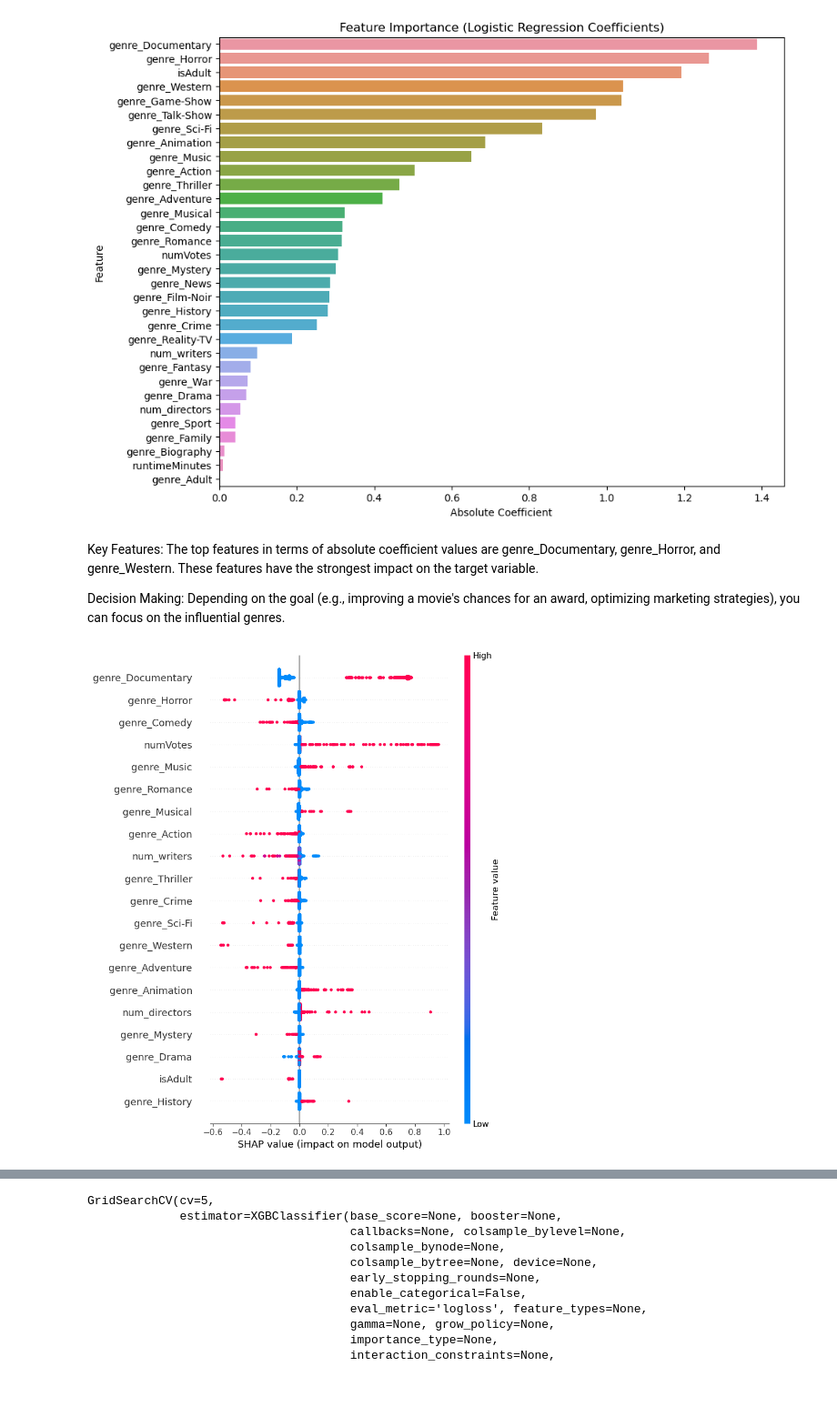
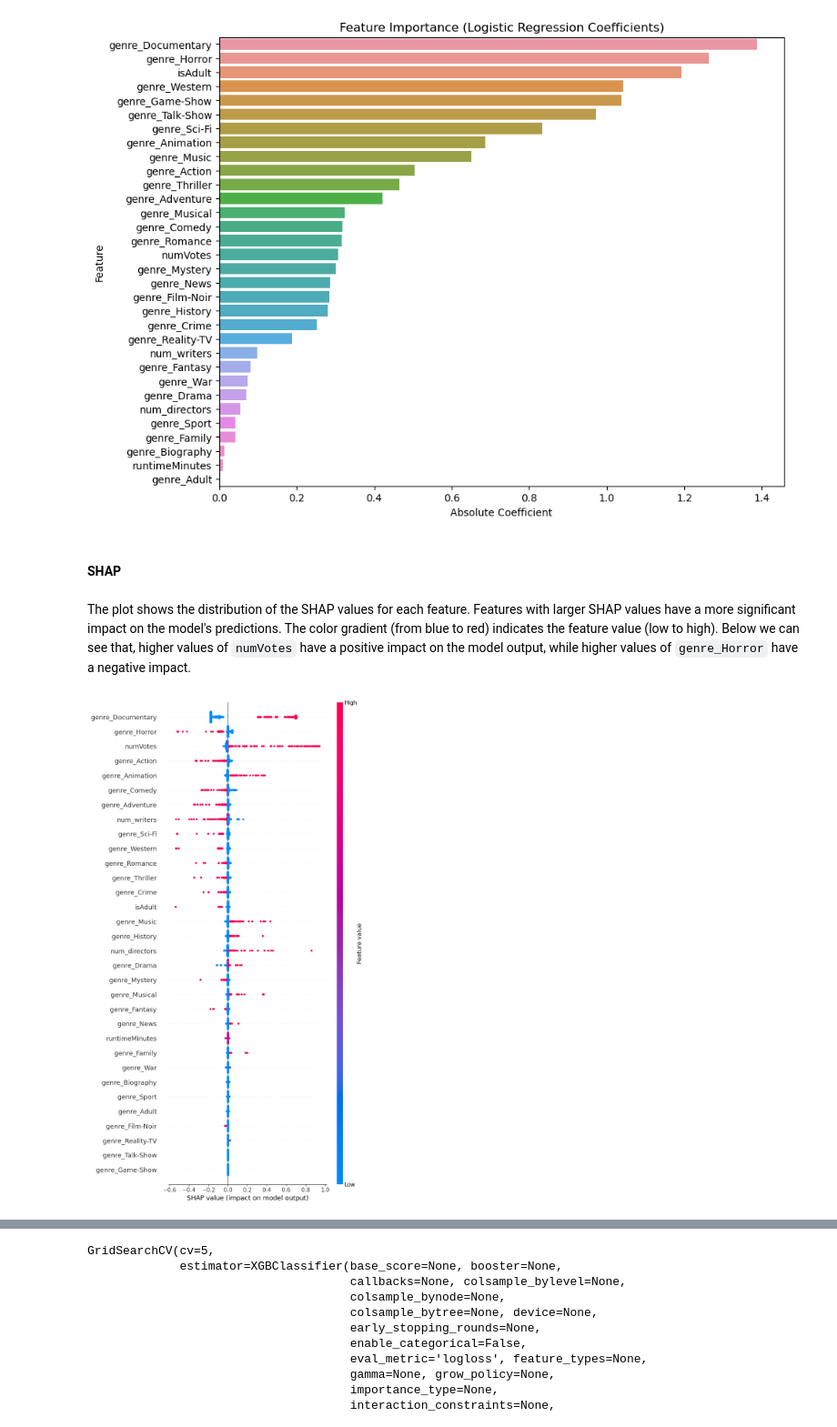
Before and after one commit to ayishamiara/Predicting-the-Next-Hit-Movie, a Jupyter notebook: main.ipynb, the cells around one changed output, grey strips where cells are left out. Shown at 91% size. Cells and saved outputs as stored; diff of their text form; code cells hidden in the pictures; blank space fills up the shorter version.

Commit message:
Updated with documentation and analysis of charts, summary of results

```diff
--- a/main.ipynb
+++ b/main.ipynb
@@ -626,21 +649,21 @@ plt.title('Feature Importance (Logistic Regression Coefficients)')
 plt.show()
 # %% [output]
 [figure]
-# %% [markdown]
-Key Features: The top features in terms of absolute coefficient values are genre_Documentary, genre_Horror, and genre_Western. These features have the strongest impact on the target variable.
-
-Decision Making: Depending on the goal (e.g., improving a movie's chances for an award, optimizing marketing strategies), you can focus on the influential genres.
+# %% [markdown]
+#### SHAP
+# %% [markdown]
+The plot shows the distribution of the SHAP values for each feature. Features with larger SHAP values have a more significant impact on the model's predictions. The color gradient (from blue to red) indicates the feature value (low to high). Below we can see that, higher values of `numVotes` have a positive impact on the model output, while higher values of `genre_Horror` have a negative impact.
 # %%
 # Reduce the background data to a manageable size using random sampling
-background_sample = shap.sample(X_train, 100)
+background_sample = shap.sample(X_test, 100)
 
 # Initialize the SHAP explainer with the sampled background data
 explainer = shap.KernelExplainer(best_log_reg.predict, background_sample)
 
 # Calculate SHAP values for the test set
 shap_values = explainer.shap_values(X_test)
 
 # Summary plot
-shap.summary_plot(shap_values, X_test)
+shap.summary_plot(shap_values, X_test, max_display=len(X_test))
 # %% [output]
-[figure, old version]
+[figure, new version]
```
Also changed, not shown: parts of 66 cells of this notebook.
